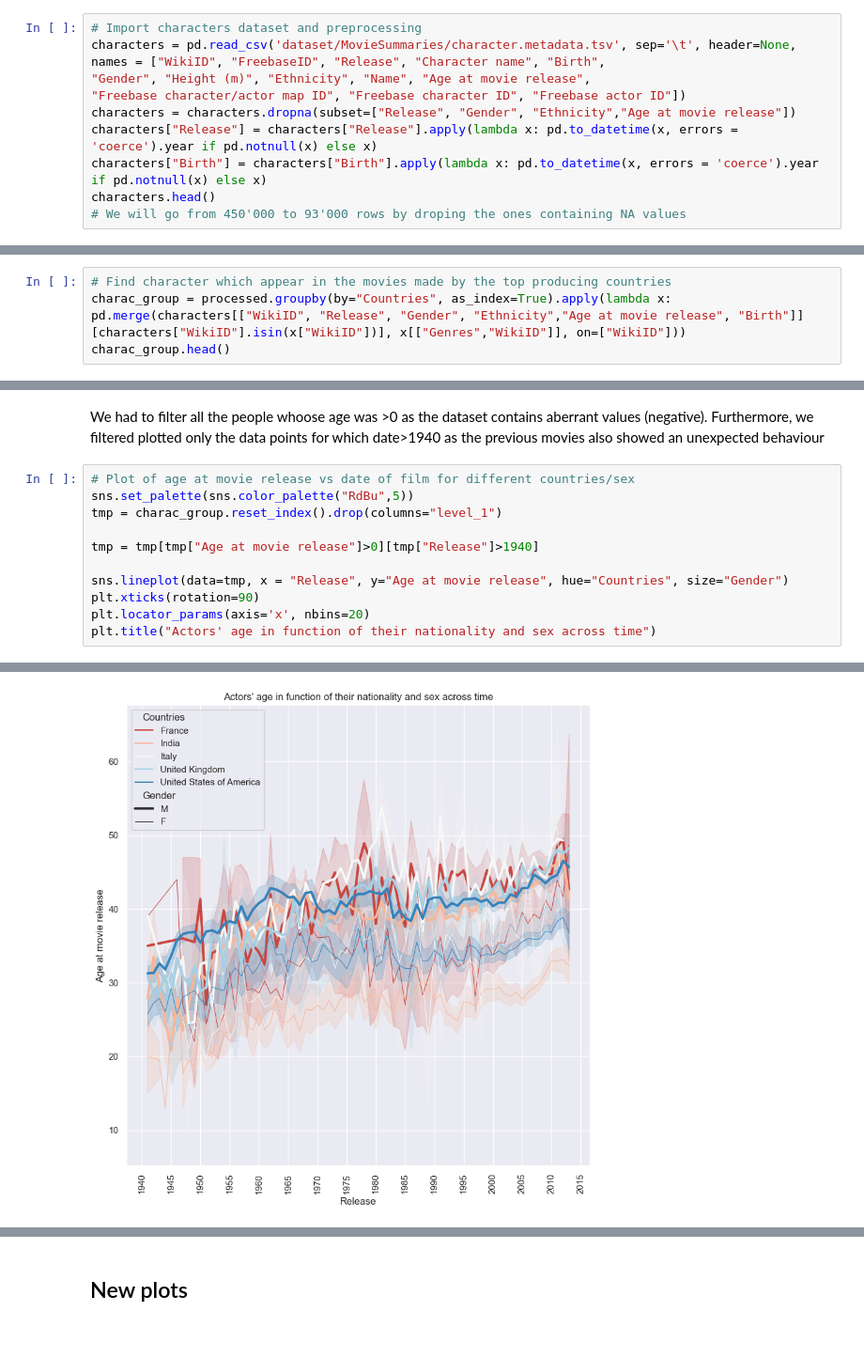
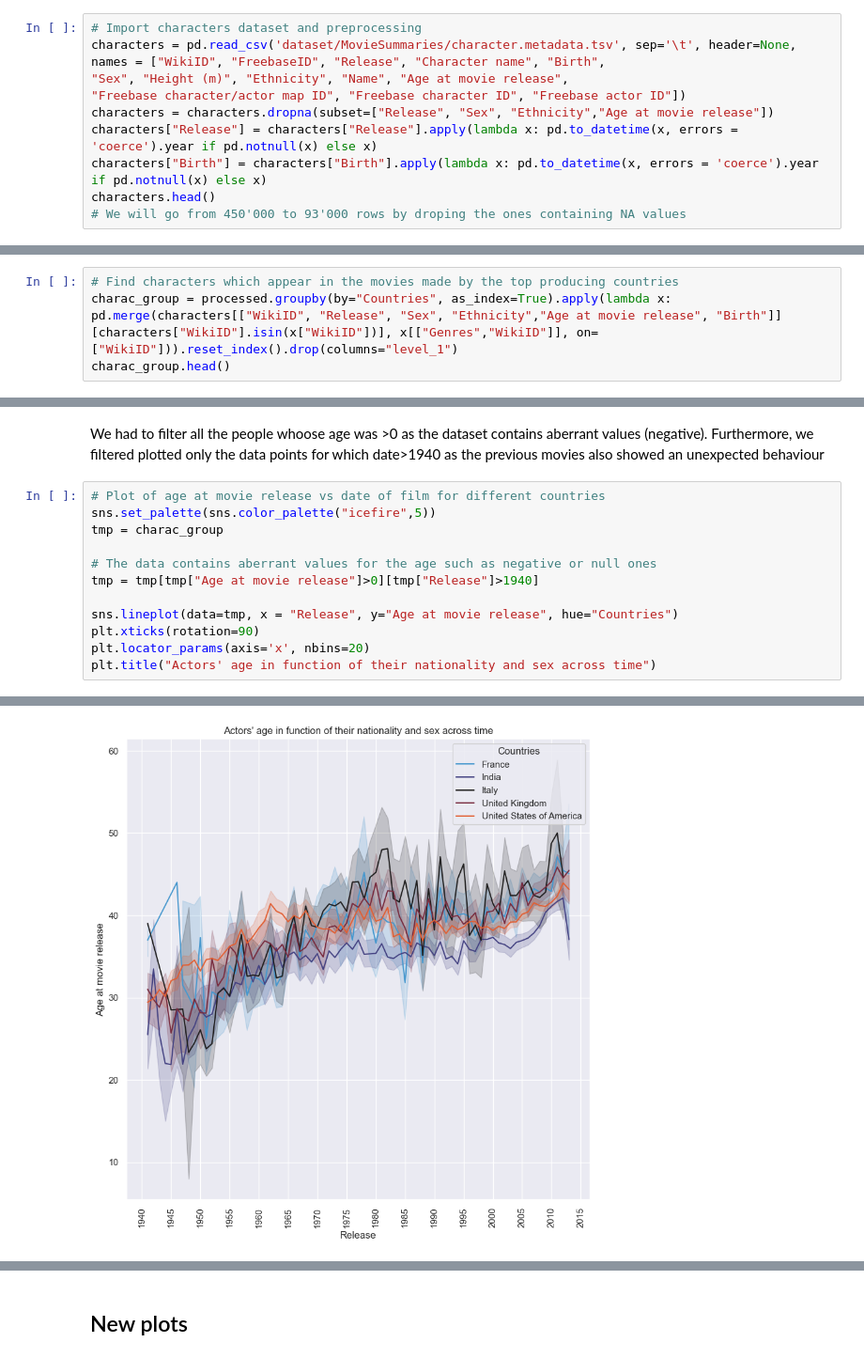
Before and after one commit to epfl-ada/ada-2022-project-rlab, a Jupyter notebook: Initial_Analysis_and_Ethnicity_Representation.ipynb, the cells around one changed output, grey strips where cells are left out. Shown at 94% size. Saved outputs shown, nothing was run; the diff lists cells and outputs as text.

```diff
--- a/Initial_Analysis_and_Ethnicity_Representation.ipynb
+++ b/Initial_Analysis_and_Ethnicity_Representation.ipynb
@@ -117,9 +122,9 @@ When we looked at global box revenue, we observed the epic genre to have the hig
 # Import characters dataset and preprocessing
 characters = pd.read_csv('dataset/MovieSummaries/character.metadata.tsv', sep='\t', header=None,
 names = ["WikiID", "FreebaseID", "Release", "Character name", "Birth",
-"Gender", "Height (m)", "Ethnicity", "Name", "Age at movie release",
+"Sex", "Height (m)", "Ethnicity", "Name", "Age at movie release",
 "Freebase character/actor map ID", "Freebase character ID", "Freebase actor ID"])
-characters = characters.dropna(subset=["Release", "Gender", "Ethnicity","Age at movie release"])
+characters = characters.dropna(subset=["Release", "Sex", "Ethnicity","Age at movie release"])
 characters["Release"] = characters["Release"].apply(lambda x: pd.to_datetime(x, errors = 'coerce').year if pd.notnull(x) else x)
 characters["Birth"] = characters["Birth"].apply(lambda x: pd.to_datetime(x, errors = 'coerce').year if pd.notnull(x) else x)
 characters.head()
@@ -216,8 +222,8 @@ characters.head()
 | 11 | 975900 | /m/03vyhn | 2001 | Tres | 1959 | M | NaN | Omaha people | Rodney A. Grant | ... |
 | 27 | 3196793 | /m/08yl5d | 2000 | NaN | 1937 | M | NaN | African Americans | Albert Hall | ... |
 # %%
-# Find character which appear in the movies made by the top producing countries
+# Find characters which appear in the movies made by the top producing countries
 charac_group = processed.groupby(by="Countries", as_index=True).apply(lambda x:
-pd.merge(characters[["WikiID", "Release", "Gender", "Ethnicity","Age at movie release", "Birth"]][characters["WikiID"].isin(x["WikiID"])], x[["Genres","WikiID"]], on=["WikiID"]))
+pd.merge(characters[["WikiID", "Release", "Sex", "Ethnicity","Age at movie release", "Birth"]][characters["WikiID"].isin(x["WikiID"])], x[["Genres","WikiID"]], on=["WikiID"])).reset_index().drop(columns="level_1")
 charac_group.head()
 # %% [output]
@@ -341,16 +287,17 @@ Text(0.5, 1.0, 'Ethnic representation in India movies across time')
 # %% [markdown]
 We had to filter all the people whoose age was >0 as the dataset contains aberrant values (negative). Furthermore, we filtered plotted only the data points for which date>1940 as the previous movies also showed an unexpected behaviour
 # %%
-# Plot of age at movie release vs date of film for different countries/sex
-sns.set_palette(sns.color_palette("RdBu",5))
-tmp = charac_group.reset_index().drop(columns="level_1")
+# Plot of age at movie release vs date of film for different countries
+sns.set_palette(sns.color_palette("icefire",5))
+tmp = charac_group
 
+# The data contains aberrant values for the age such as negative or null ones
 tmp = tmp[tmp["Age at movie release"]>0][tmp["Release"]>1940]
 
-sns.lineplot(data=tmp, x = "Release", y="Age at movie release", hue="Countries", size="Gender")
+sns.lineplot(data=tmp, x = "Release", y="Age at movie release", hue="Countries")
 plt.xticks(rotation=90)
 plt.locator_params(axis='x', nbins=20)
 plt.title("Actors' age in function of their nationality and sex across time")
 # %% [output]
 Text(0.5, 1.0, "Actors' age in function of their nationality and sex across time")
-[figure, old version]
+[figure, new version]
```
Also changed, not shown: parts of 38 cells of this notebook, 1 other file.
